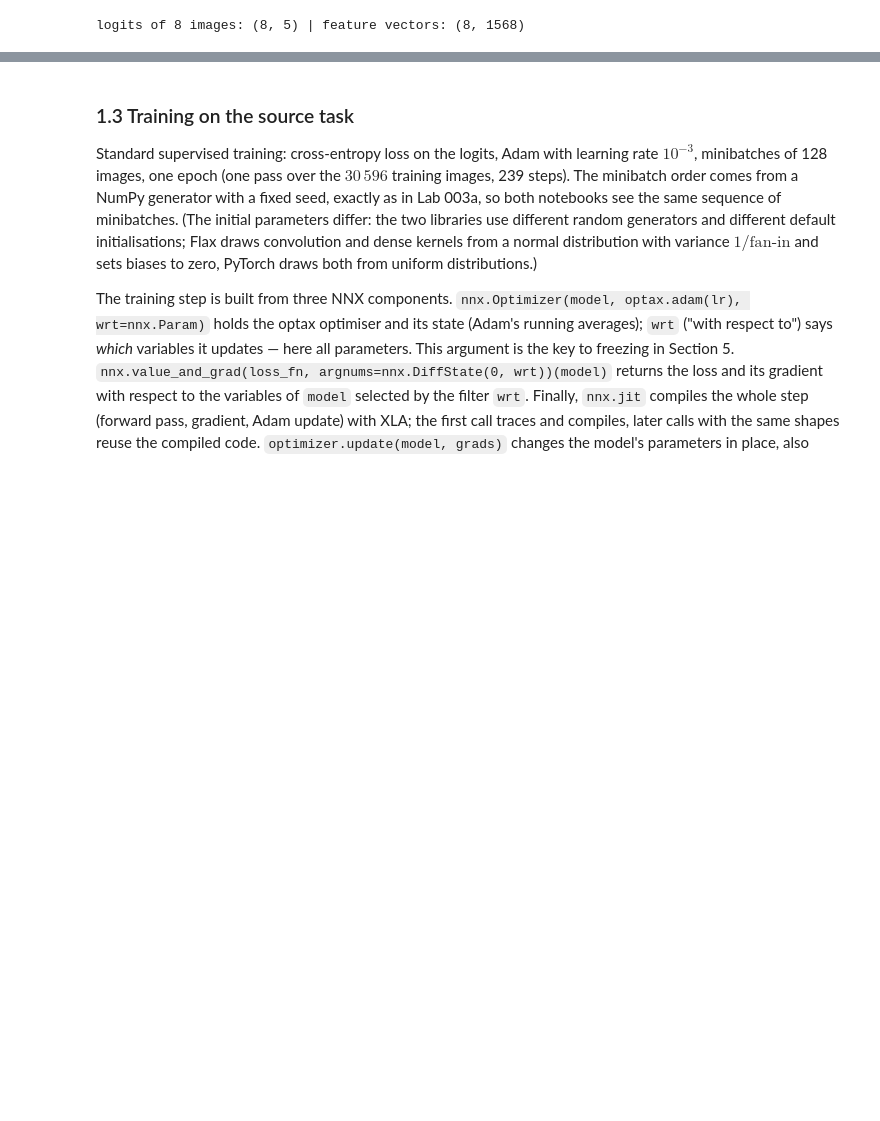
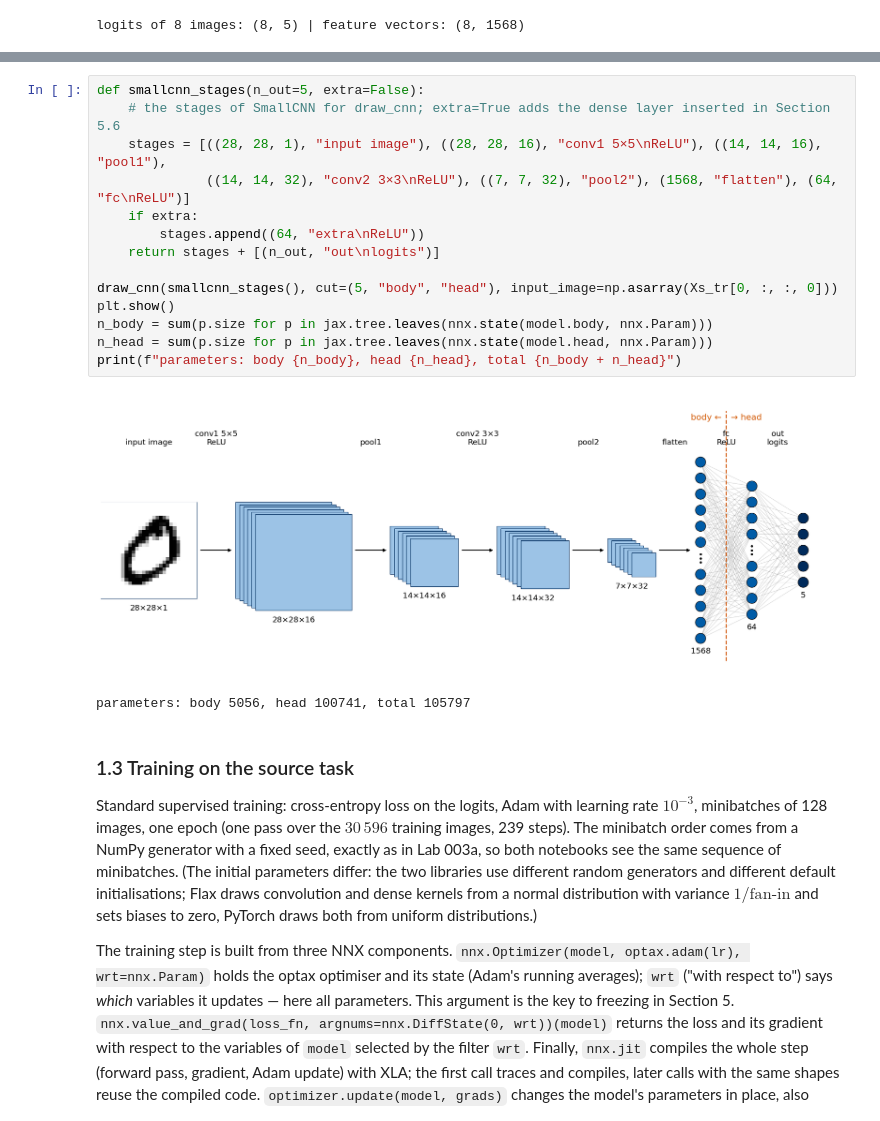
Before and after one commit to MarcinPlodzien/deep-learning-for-classical-and-quantum-physics, a Jupyter notebook: notebooks/lecture-01/lab-003b-trained-networks-jax.ipynb, the cells around one changed output, grey strips where cells are left out. Drawn from its saved outputs; the diff is of its cells as text; blank space fills up the shorter version.

Commit message:
Lab 003b: transfer learning with drawings, freezing checks and new layers (nnx.tabulate after nnx.capture); Lecture 5: XY configurations, magnetisation and thermal averages defined explicitly

```diff
--- a/notebooks/lecture-01/lab-003b-trained-networks-jax.ipynb
+++ b/notebooks/lecture-01/lab-003b-trained-networks-jax.ipynb
@@ -156,3 +324,20 @@ logits of 8 images: (8, 5) | feature vectors: (8, 1568)
+# %%
+def smallcnn_stages(n_out=5, extra=False):
+    # the stages of SmallCNN for draw_cnn; extra=True adds the dense layer inserted in Section 5.6
+    stages = [((28, 28, 1), "input image"), ((28, 28, 16), "conv1 5×5\nReLU"), ((14, 14, 16), "pool1"),
+              ((14, 14, 32), "conv2 3×3\nReLU"), ((7, 7, 32), "pool2"), (1568, "flatten"), (64, "fc\nReLU")]
+    if extra:
+        stages.append((64, "extra\nReLU"))
+    return stages + [(n_out, "out\nlogits")]
+
+draw_cnn(smallcnn_stages(), cut=(5, "body", "head"), input_image=np.asarray(Xs_tr[0, :, :, 0]))
+plt.show()
+n_body = sum(p.size for p in jax.tree.leaves(nnx.state(model.body, nnx.Param)))
+n_head = sum(p.size for p in jax.tree.leaves(nnx.state(model.head, nnx.Param)))
+print(f"parameters: body {n_body}, head {n_head}, total {n_body + n_head}")
+# %% [output]
+[figure, added]
+parameters: body 5056, head 100741, total 105797
 # %% [markdown]
 ### 1.3 Training on the source task
 
```
Also changed, not shown: parts of 24 cells of this notebook, 48 other files.
